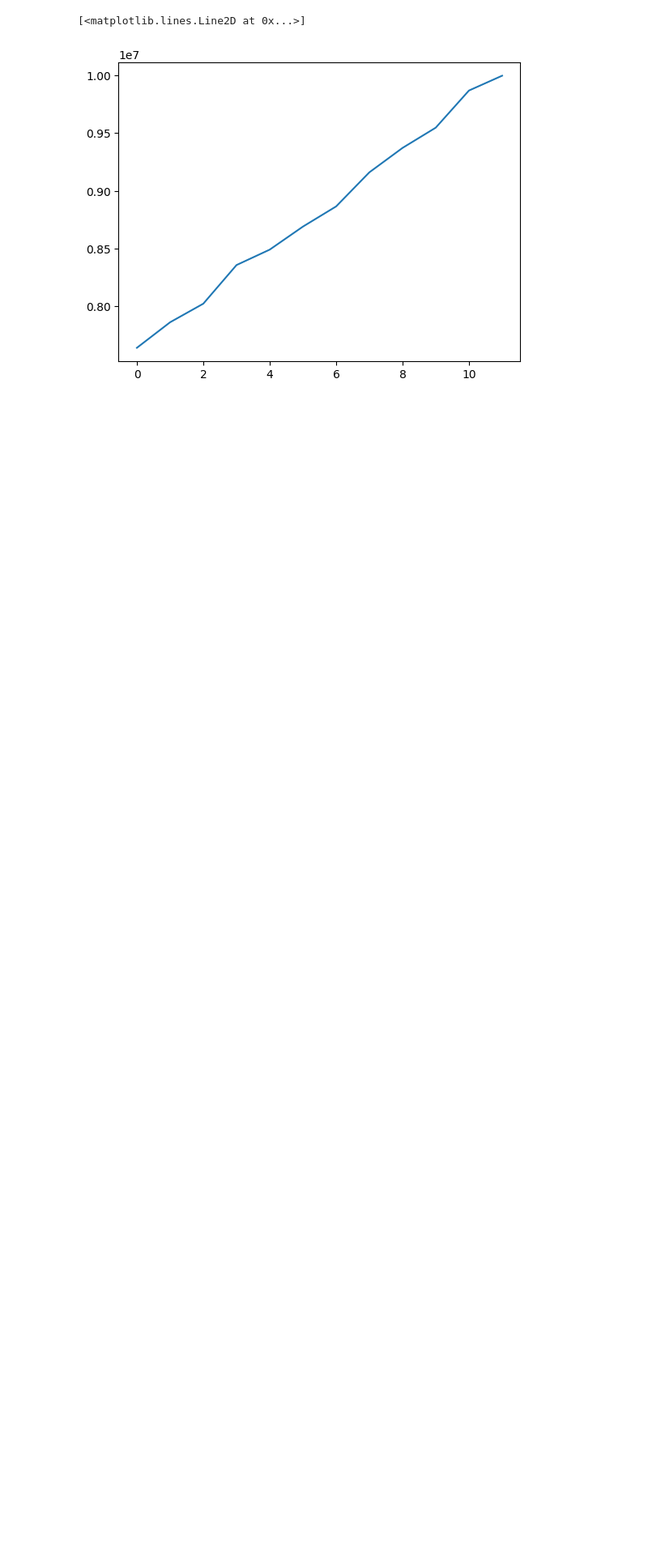
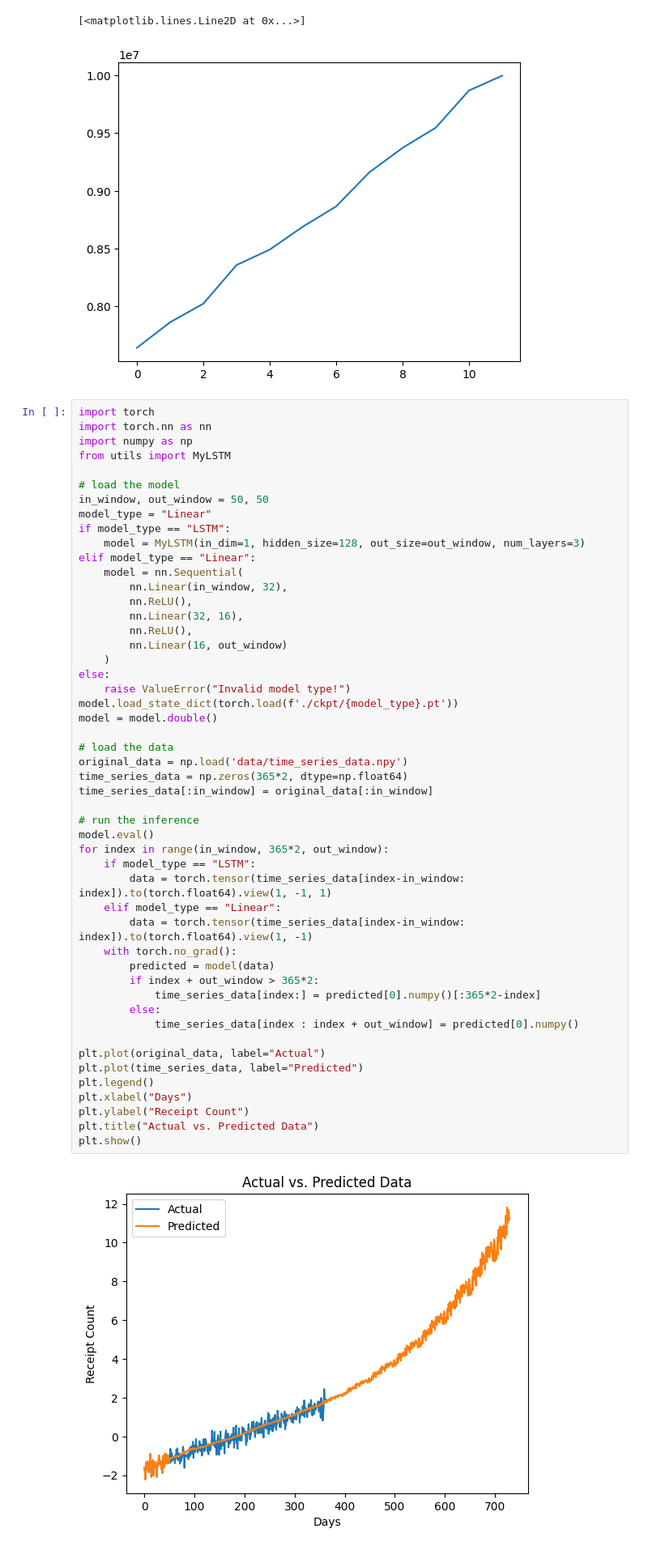
Before and after one commit to whuang288alex/time-series, a Jupyter notebook: visualize.ipynb, the cells around one changed output. Shown at 81% size. Saved outputs shown, nothing was run; the diff lists cells and outputs as text; blank space fills up the shorter version.

```diff
--- a/visualize.ipynb
+++ b/visualize.ipynb
@@ -27,3 +27,55 @@ plt.plot(day_average, label="month_count")
 # %% [output]
 [<matplotlib.lines.Line2D at 0x...>]
 [figure]
+# %%
+import torch
+import torch.nn as nn
+import numpy as np
+from utils import MyLSTM
+
+# load the model
+in_window, out_window = 50, 50
+model_type = "Linear"
+if model_type == "LSTM":
+    model = MyLSTM(in_dim=1, hidden_size=128, out_size=out_window, num_layers=3)
+elif model_type == "Linear":
+    model = nn.Sequential(
+        nn.Linear(in_window, 32),
+        nn.ReLU(),
+        nn.Linear(32, 16),
+        nn.ReLU(),
+        nn.Linear(16, out_window)
+    )
+else:
+    raise ValueError("Invalid model type!")
+model.load_state_dict(torch.load(f'./ckpt/{model_type}.pt'))
+model = model.double()
+
+# load the data
+original_data = np.load('data/time_series_data.npy')
+time_series_data = np.zeros(365*2, dtype=np.float64)
+time_series_data[:in_window] = original_data[:in_window]
+
+# run the inference
+model.eval()
+for index in range(in_window, 365*2, out_window):
+    if model_type == "LSTM":
+        data = torch.tensor(time_series_data[index-in_window: index]).to(torch.float64).view(1, -1, 1)
+    elif model_type == "Linear":
+        data = torch.tensor(time_series_data[index-in_window: index]).to(torch.float64).view(1, -1)
+    with torch.no_grad():
+        predicted = model(data)
+        if index + out_window > 365*2:
+            time_series_data[index:] = predicted[0].numpy()[:365*2-index]
+        else:
+            time_series_data[index : index + out_window] = predicted[0].numpy()
+
+plt.plot(original_data, label="Actual")
+plt.plot(time_series_data, label="Predicted")
+plt.legend()
+plt.xlabel("Days")
+plt.ylabel("Receipt Count")
+plt.title("Actual vs. Predicted Data")
+plt.show()
+# %% [output]
+[figure, added]
```
Also changed, not shown: parts of 2 cells of this notebook, 15 other files.
